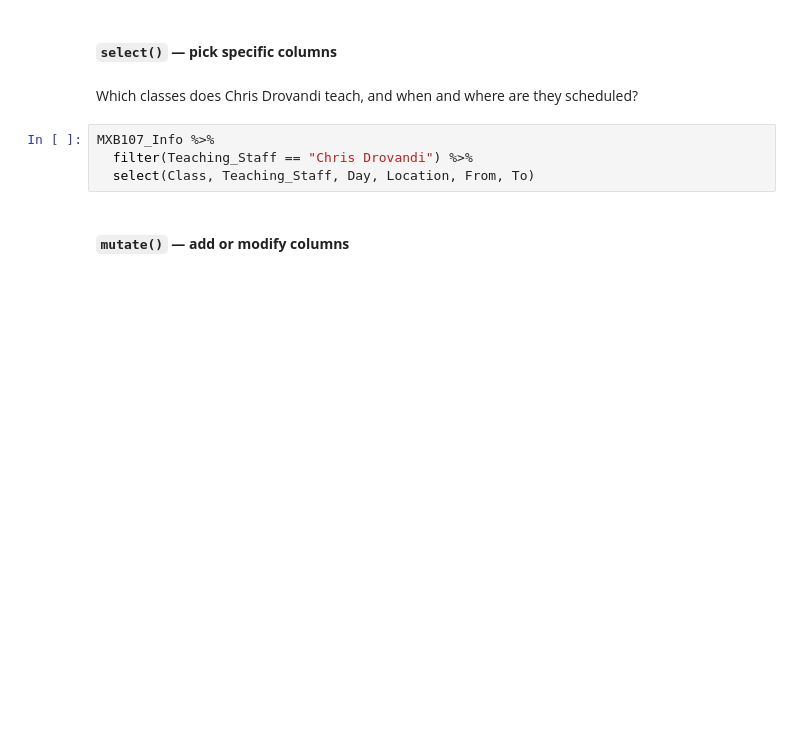
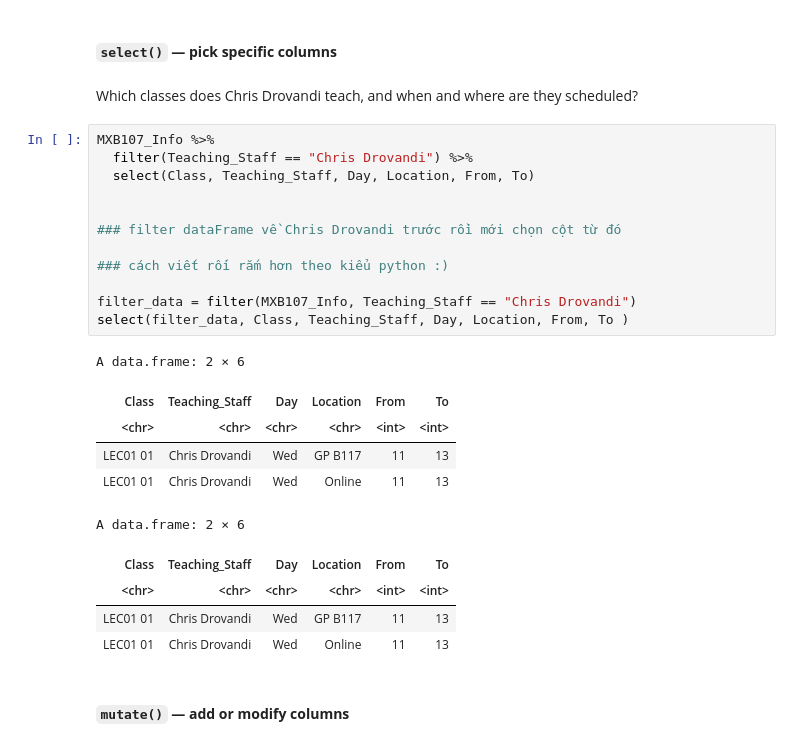
Before and after one commit to ConCuNho24/git-tutorial, a Jupyter notebook: notebooks/Week_1.ipynb, the cells around one changed output. Saved outputs shown, nothing was run; the diff lists cells and outputs as text; blank space fills up the shorter version.

```diff
--- a/notebooks/Week_1.ipynb
+++ b/notebooks/Week_1.ipynb
@@ -185,10 +249,29 @@ MXB107_Info %>%
 #### **`select()` — pick specific columns**
 # %% [markdown]
 Which classes does Chris Drovandi teach, and when and where are they scheduled?
-# %%
-MXB107_Info %>%
-  filter(Teaching_Staff == "Chris Drovandi") %>%
-  select(Class, Teaching_Staff, Day, Location, From, To)
+# %%
+MXB107_Info %>%
+  filter(Teaching_Staff == "Chris Drovandi") %>%
+  select(Class, Teaching_Staff, Day, Location, From, To)
+
+
+### filter dataFrame về Chris Drovandi trước rồi mới chọn cột từ đó
+
+### cách viết rối rắm hơn theo kiểu python :)
+
+filter_data = filter(MXB107_Info, Teaching_Staff == "Chris Drovandi")
+select(filter_data, Class, Teaching_Staff, Day, Location, From, To )
+# %% [output]
+A data.frame: 2 × 6
+| Class | Teaching_Staff | Day | Location | From | To |
+| <chr> | <chr> | <chr> | <chr> | <int> | <int> |
+| LEC01 01 | Chris Drovandi | Wed | GP B117 | 11 | 13 |
+| LEC01 01 | Chris Drovandi | Wed | Online | 11 | 13 |
+A data.frame: 2 × 6
+| Class | Teaching_Staff | Day | Location | From | To |
+| <chr> | <chr> | <chr> | <chr> | <int> | <int> |
+| LEC01 01 | Chris Drovandi | Wed | GP B117 | 11 | 13 |
+| LEC01 01 | Chris Drovandi | Wed | Online | 11 | 13 |
 # %% [markdown]
 #### **`mutate()` — add or modify columns**
 # %% [markdown]
```
Also changed, not shown: parts of 15 cells of this notebook.
